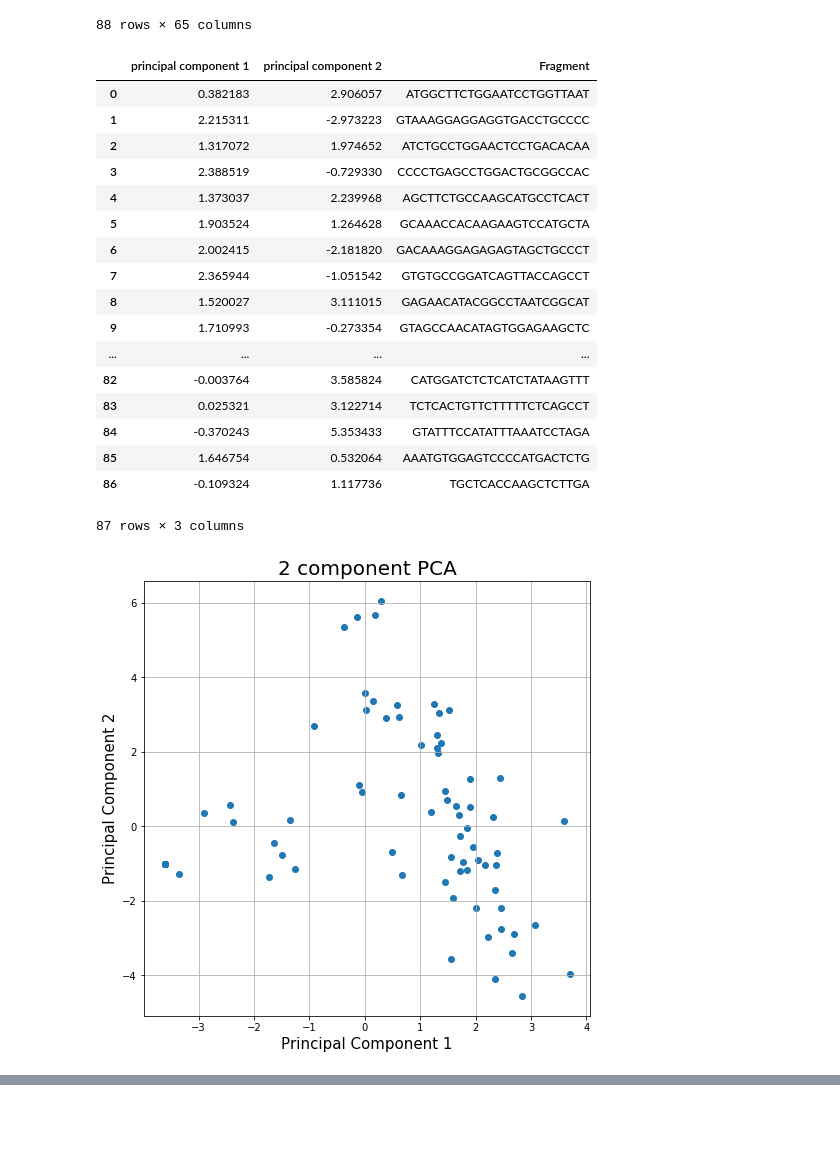
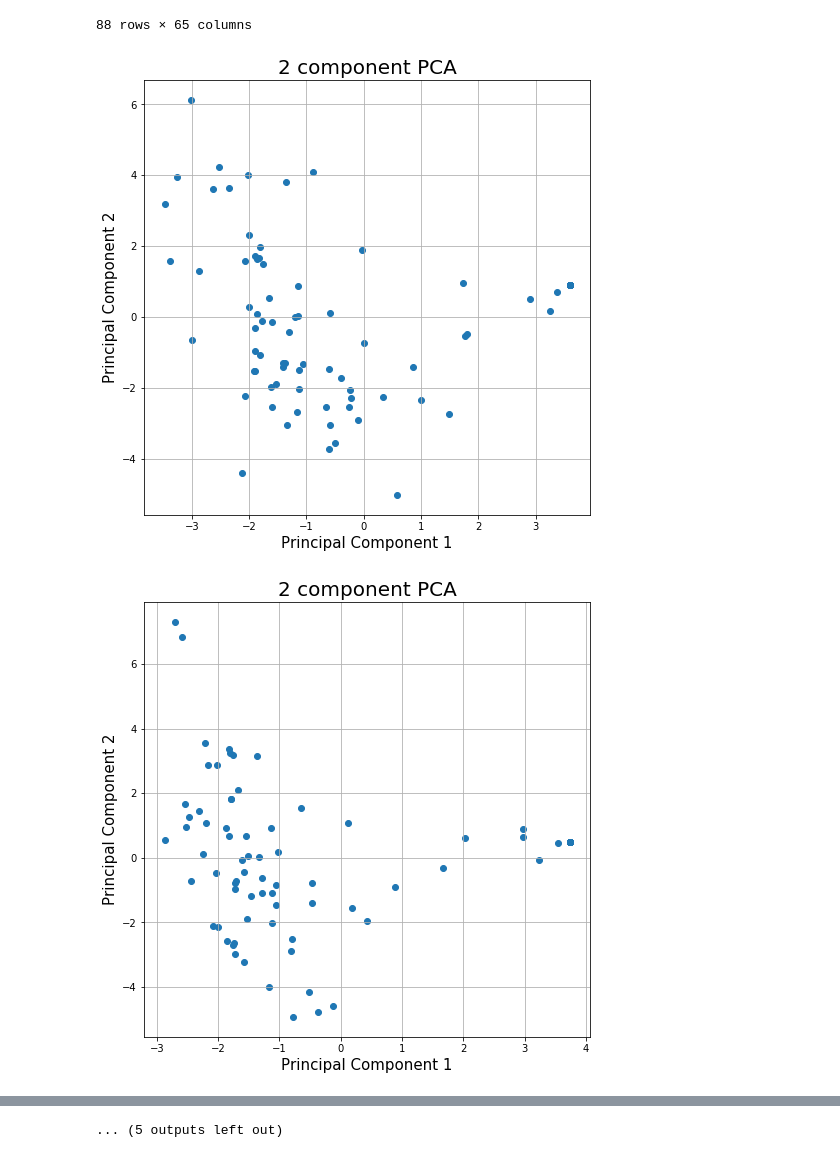
Before and after one commit to viniciusd-avila/phylogenetic-analysis, a Jupyter notebook: notebook.ipynb, the cells around one changed output, grey strips where cells are left out. Saved outputs shown, nothing was run; the diff lists cells and outputs as text; code cells hidden in the pictures; blank space fills up the shorter version.

Commit message:
more pca plots

```diff
--- a/notebook.ipynb
+++ b/notebook.ipynb
@@ -72,33 +54,6 @@ finalDf = pd.concat([principalDf, example[['Fragment']]], axis = 1)
-# %%
-finalDf
-# %% [output]
-|  | principal component 1 | principal component 2 | Fragment |
-| 0 | 0.382183 | 2.906057 | ATGGCTTCTGGAATCCTGGTTAAT |
-| 1 | 2.215311 | -2.973223 | GTAAAGGAGGAGGTGACCTGCCCC |
-| 2 | 1.317072 | 1.974652 | ATCTGCCTGGAACTCCTGACACAA |
-| 3 | 2.388519 | -0.729330 | CCCCTGAGCCTGGACTGCGGCCAC |
-| 4 | 1.373037 | 2.239968 | AGCTTCTGCCAAGCATGCCTCACT |
-| 5 | 1.903524 | 1.264628 | GCAAACCACAAGAAGTCCATGCTA |
-| 6 | 2.002415 | -2.181820 | GACAAAGGAGAGAGTAGCTGCCCT |
-| 7 | 2.365944 | -1.051542 | GTGTGCCGGATCAGTTACCAGCCT |
-| 8 | 1.520027 | 3.111015 | GAGAACATACGGCCTAATCGGCAT |
-| 9 | 1.710993 | -0.273354 | GTAGCCAACATAGTGGAGAAGCTC |
-| ... | ... | ... | ... |
-| 82 | -0.003764 | 3.585824 | CATGGATCTCTCATCTATAAGTTT |
-| 83 | 0.025321 | 3.122714 | TCTCACTGTTCTTTTTCTCAGCCT |
-| 84 | -0.370243 | 5.353433 | GTATTTCCATATTTAAATCCTAGA |
-| 85 | 1.646754 | 0.532064 | AAATGTGGAGTCCCCATGACTCTG |
-| 86 | -0.109324 | 1.117736 | TGCTCACCAAGCTCTTGA |
-87 rows × 3 columns
-# %%
-fig = plt.figure(figsize = (8,8))
-ax = fig.add_subplot(1,1,1)
-ax.set_xlabel('Principal Component 1', fontsize = 15)
-ax.set_ylabel('Principal Component 2', fontsize = 15)
-ax.set_title('2 component PCA', fontsize = 20)
-
-ax.scatter(finalDf.loc[:, 'principal component 1']
-               , finalDf.loc[:, 'principal component 2'])
-ax.grid()
-# %% [output]
-[figure, removed]
+# %%
+for i in range(len(df.index)):
+    bioinfo.plot_pca(bioinfo.pca(bioinfo.gen_df2(df['Sequence'][i],3)))
+# %% [output]
+[figure, added]
+[figure, added]
@@ -104,0 +70 @@ ax.grid()
+... (5 outputs left out)
```
Also changed, not shown: parts of 5 cells of this notebook, 1 other file.
